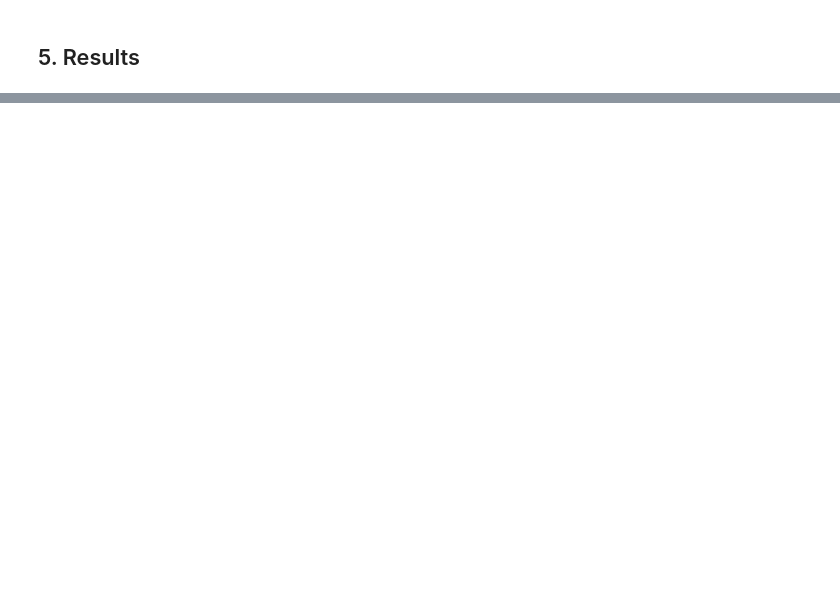
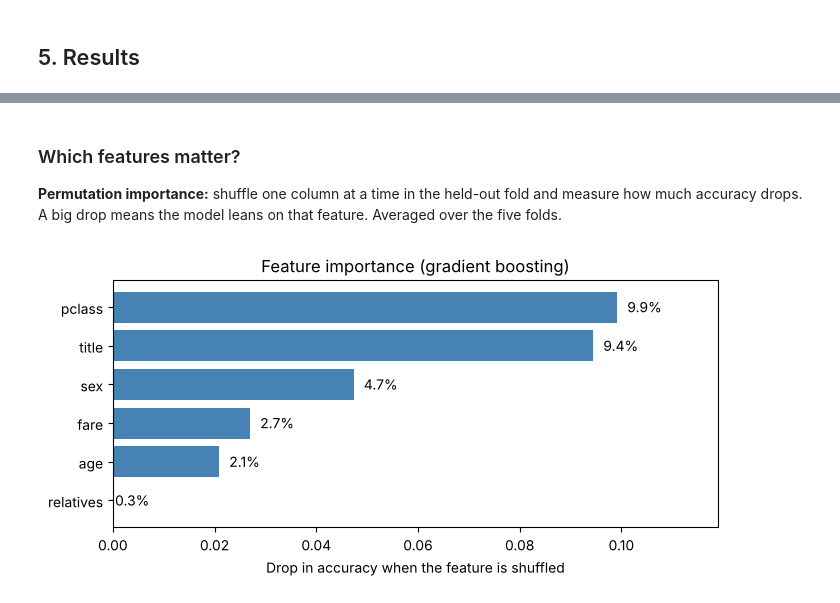
Before and after one commit to Dito-84/titanic-survival-prediction, a Jupyter notebook: RDR_Titanic.ipynb, the cells around one changed output, grey strips where cells are left out. Drawn from its saved outputs; the diff is of its cells as text; code cells hidden in the pictures; blank space fills up the shorter version.

```diff
--- a/RDR_Titanic.ipynb
+++ b/RDR_Titanic.ipynb
@@ -192,0 +282,28 @@ plt.show()
+# %% [markdown]
+### Which features matter?
+
+**Permutation importance:** shuffle one column at a time in the held-out fold and measure how much accuracy drops. A big drop means the model leans on that feature. Averaged over the five folds.
+# %%
+from sklearn.inspection import permutation_importance
+
+drops = []
+for train_idx, test_idx in cv.split(X, y):
+    fold_model = make_model(candidates['Gradient boosting']).fit(X.iloc[train_idx], y.iloc[train_idx])
+    result = permutation_importance(fold_model, X.iloc[test_idx], y.iloc[test_idx],
+                                    n_repeats=20, random_state=RANDOM_STATE, scoring='accuracy')
+    drops.append(result.importances_mean)
+
+importance = pd.Series(np.mean(drops, axis=0), index=FEATURES).sort_values()
+
+fig, ax = plt.subplots(figsize=(7, 3.5))
+ax.barh(importance.index, importance.values, color='steelblue')
+ax.set_xlabel('Drop in accuracy when the feature is shuffled')
+ax.set_title('Feature importance (gradient boosting)')
+for i, v in enumerate(importance.values):
+    ax.text(v + 0.002, i, f'{v:.1%}', va='center')
+ax.set_xlim(0, importance.max() * 1.2)
+plt.tight_layout()
+plt.savefig('feature_importance.png', dpi=120)
+plt.show()
+# %% [output]
+[figure, added]
```
Also changed, not shown: parts of 18 cells of this notebook, 5 other files.
